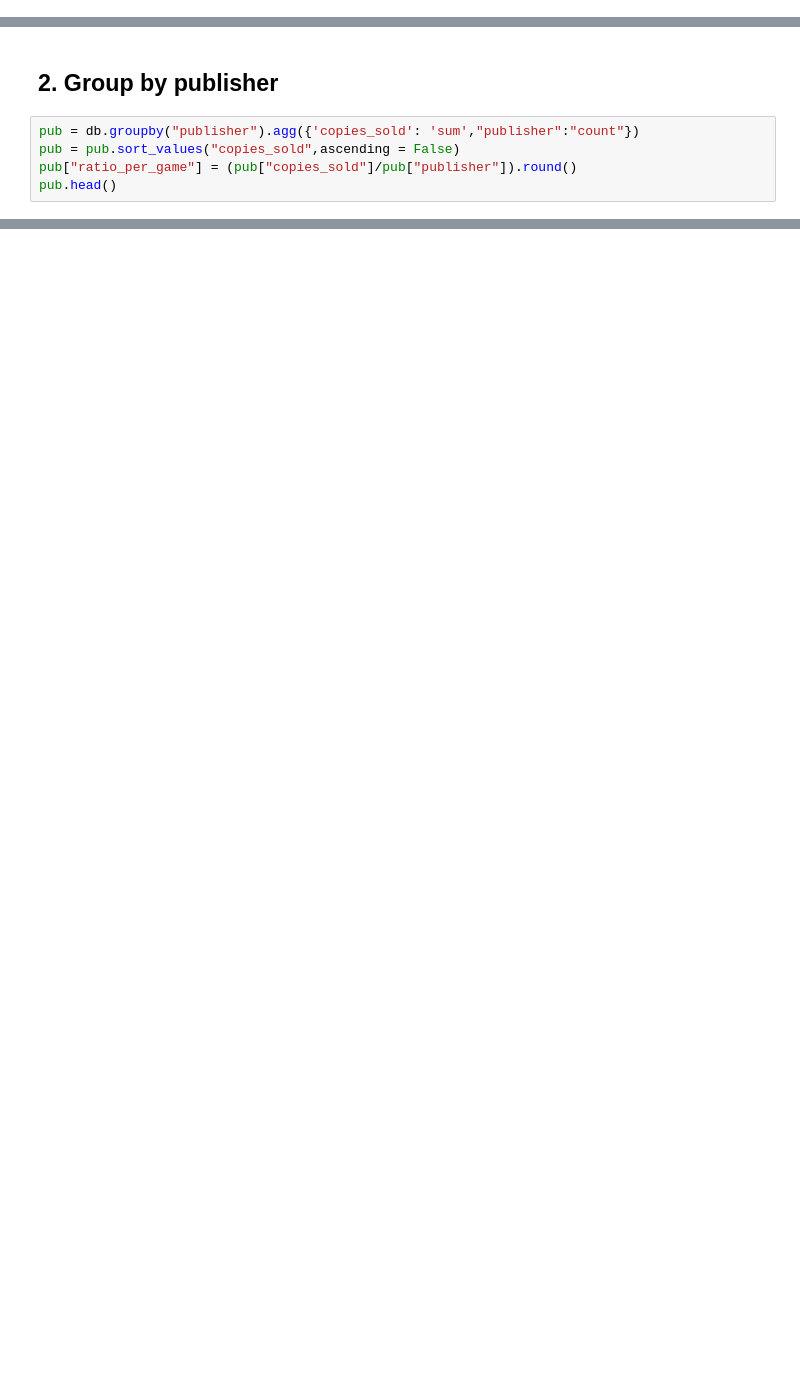
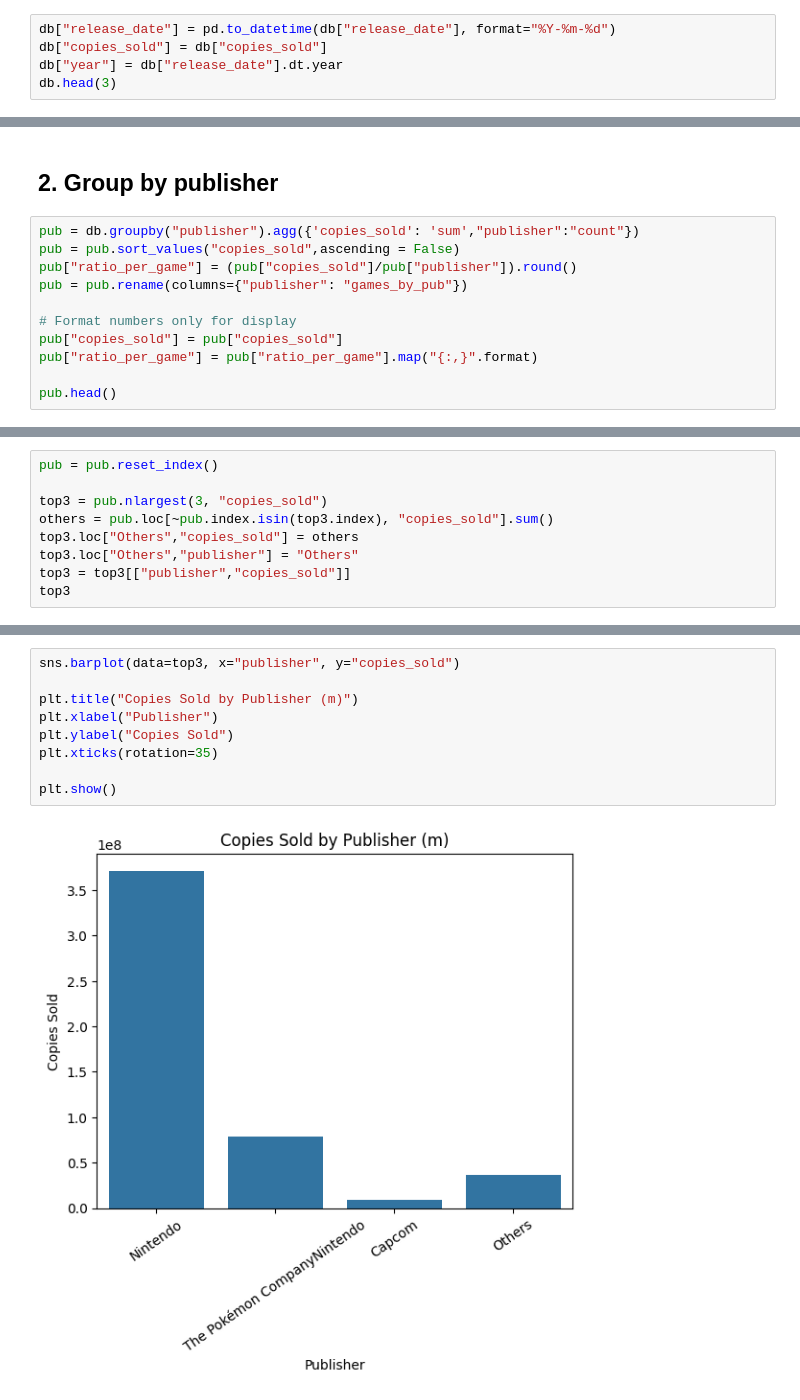
Before and after one commit to jorgeiscoding/Kaggle-Data-Analysis-Projects, a Jupyter notebook: best-selling-games-on-switch.ipynb, the cells around one changed output, grey strips where cells are left out. Cells and saved outputs as stored; diff of their text form; blank space fills up the shorter version.

Commit message:
Kaggle Notebook | Best selling games on Switch | Version 2

```diff
--- a/best-selling-games-on-switch.ipynb
+++ b/best-selling-games-on-switch.ipynb
@@ -25,0 +65,5 @@ db.head(10)
+# %%
+db["release_date"] = pd.to_datetime(db["release_date"], format="%Y-%m-%d")
+db["copies_sold"] = db["copies_sold"]
+db["year"] = db["release_date"].dt.year
+db.head(3)
@@ -38,4 +105,10 @@ print(db[db["developer"]=="Nintendo EPD"])
 pub = db.groupby("publisher").agg({'copies_sold': 'sum',"publisher":"count"})
 pub = pub.sort_values("copies_sold",ascending = False)
 pub["ratio_per_game"] = (pub["copies_sold"]/pub["publisher"]).round()
+pub = pub.rename(columns={"publisher": "games_by_pub"})
+
+# Format numbers only for display
+pub["copies_sold"] = pub["copies_sold"]
+pub["ratio_per_game"] = pub["ratio_per_game"].map("{:,}".format)
+
 pub.head()
@@ -41,0 +123,9 @@ pub.head()
+# %%
+pub = pub.reset_index()
+
+top3 = pub.nlargest(3, "copies_sold")
+others = pub.loc[~pub.index.isin(top3.index), "copies_sold"].sum()
+top3.loc["Others","copies_sold"] = others
+top3.loc["Others","publisher"] = "Others"
+top3 = top3[["publisher","copies_sold"]]
+top3
@@ -41,0 +138,11 @@ pub.head()
+# %%
+sns.barplot(data=top3, x="publisher", y="copies_sold")
+
+plt.title("Copies Sold by Publisher (m)")
+plt.xlabel("Publisher")
+plt.ylabel("Copies Sold")
+plt.xticks(rotation=35)
+
+plt.show()
+# %% [output]
+[figure, added]
```
Also changed, not shown: parts of 22 cells of this notebook.
